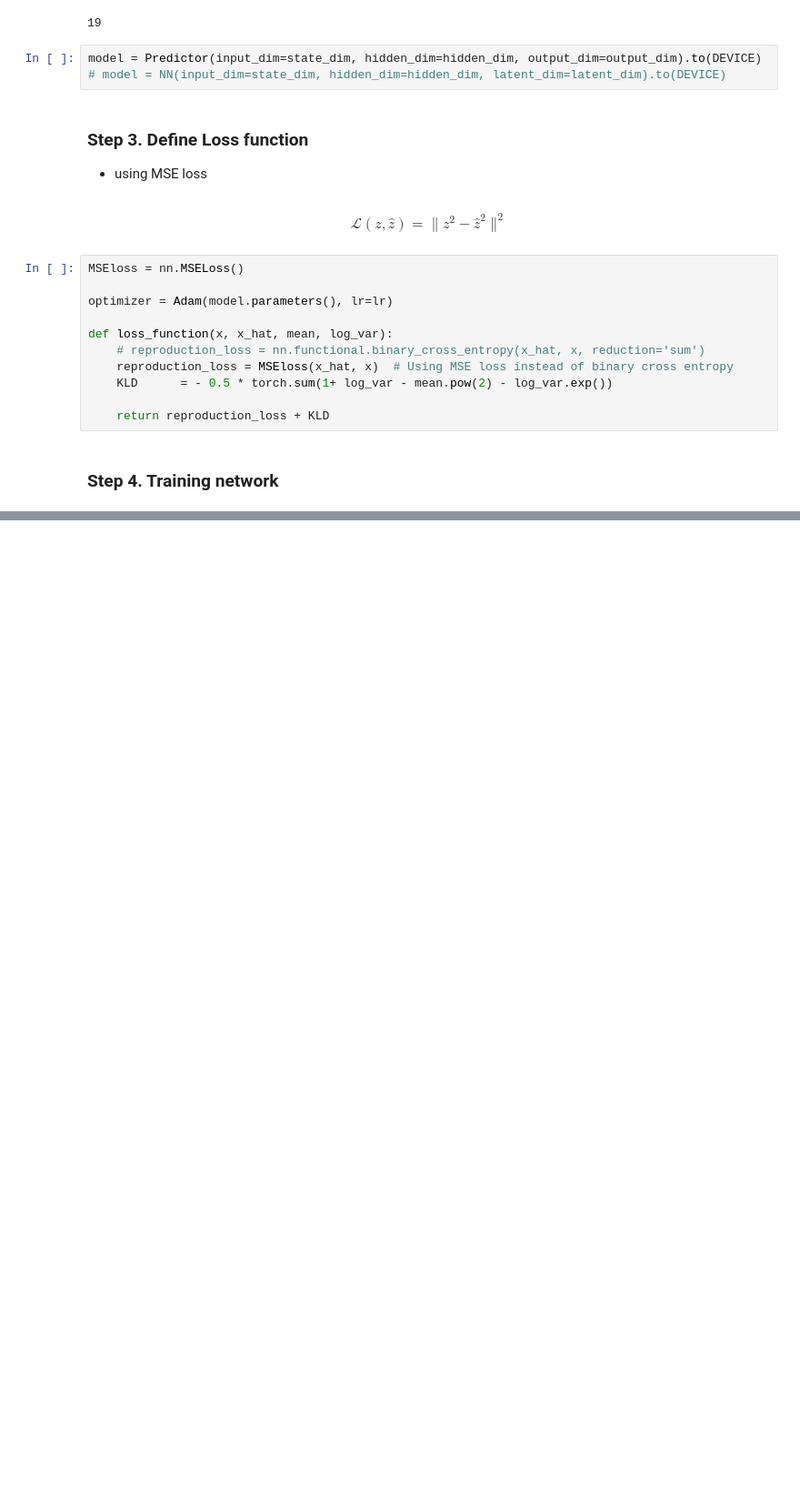
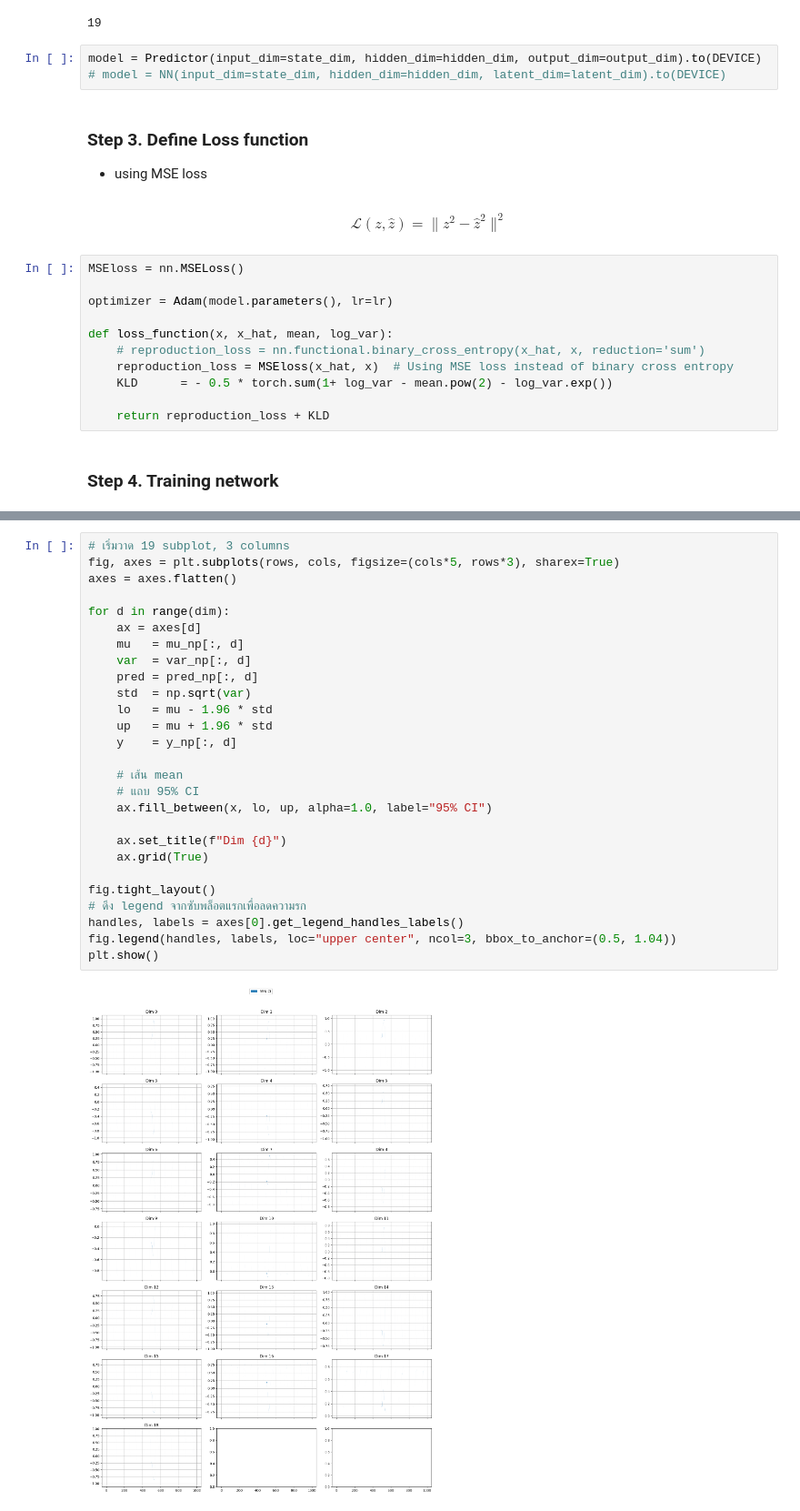
Before and after one commit to PavarisAsawa/locomotion_learning_information-theory, a Jupyter notebook: VE.ipynb, the cells around one changed output, grey strips where cells are left out. Shown at 91% size. Cells and saved outputs as stored; diff of their text form; blank space fills up the shorter version.

```diff
--- a/VE.ipynb
+++ b/VE.ipynb
@@ -331,0 +354,29 @@ tensor([ 0.3439,  0.2428,  0.3439, -0.3416, -0.2206,  0.3439,  0.3117, -0.1444,
+# %%
+# เริ่มวาด 19 subplot, 3 columns
+fig, axes = plt.subplots(rows, cols, figsize=(cols*5, rows*3), sharex=True)
+axes = axes.flatten()
+
+for d in range(dim):
+    ax = axes[d]
+    mu   = mu_np[:, d]
+    var  = var_np[:, d]
+    pred = pred_np[:, d]
+    std  = np.sqrt(var)
+    lo   = mu - 1.96 * std
+    up   = mu + 1.96 * std
+    y    = y_np[:, d]
+
+    # เส้น mean
+    # แถบ 95% CI
+    ax.fill_between(x, lo, up, alpha=1.0, label="95% CI")
+
+    ax.set_title(f"Dim {d}")
+    ax.grid(True)
+
+fig.tight_layout()
+# ดึง legend จากซับพล็อตแรกเพื่อลดความรก
+handles, labels = axes[0].get_legend_handles_labels()
+fig.legend(handles, labels, loc="upper center", ncol=3, bbox_to_anchor=(0.5, 1.04))
+plt.show()
+# %% [output]
+[figure, added]
```
Also changed, not shown: parts of 18 cells of this notebook, 3 other files.
